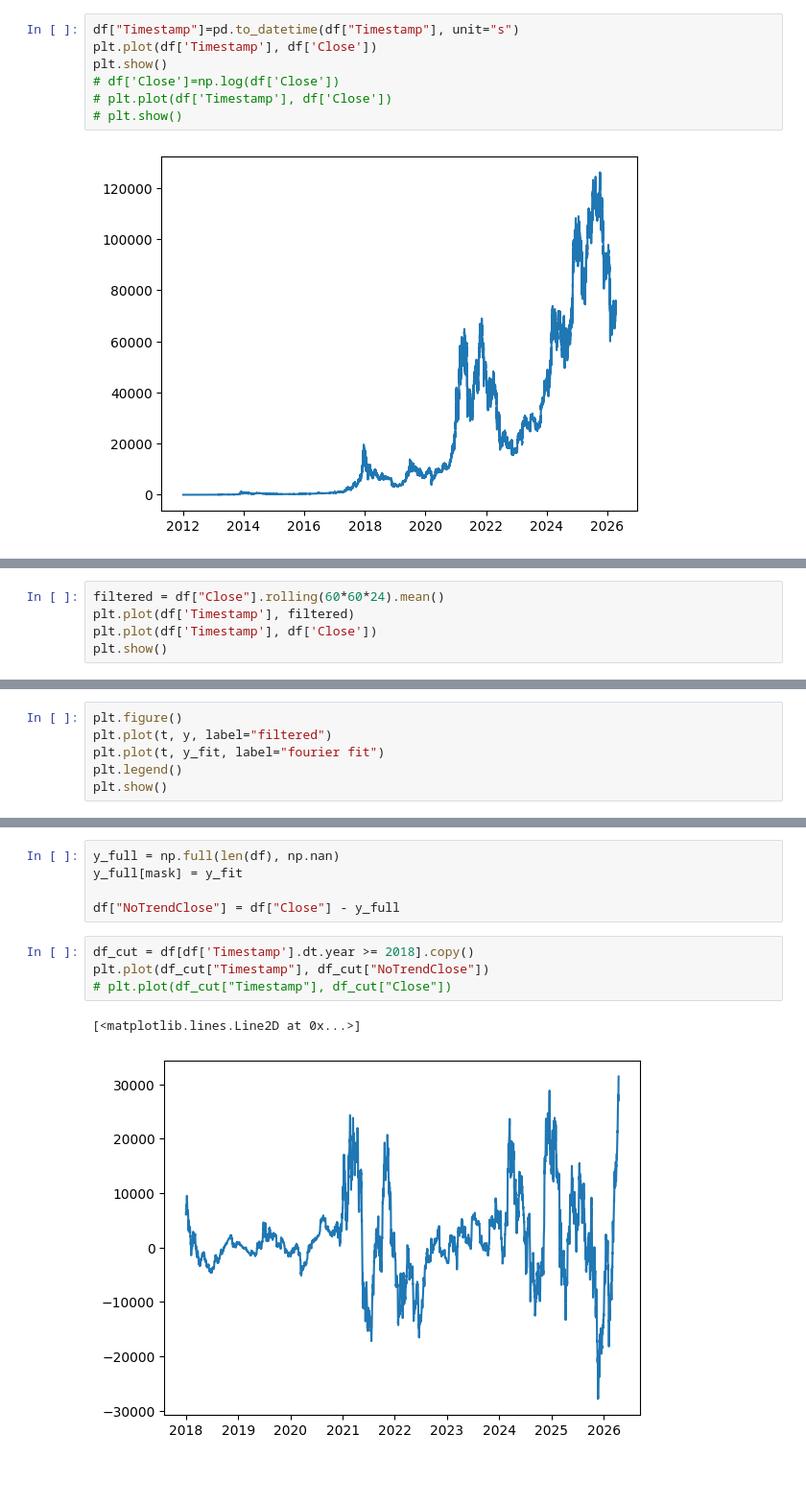
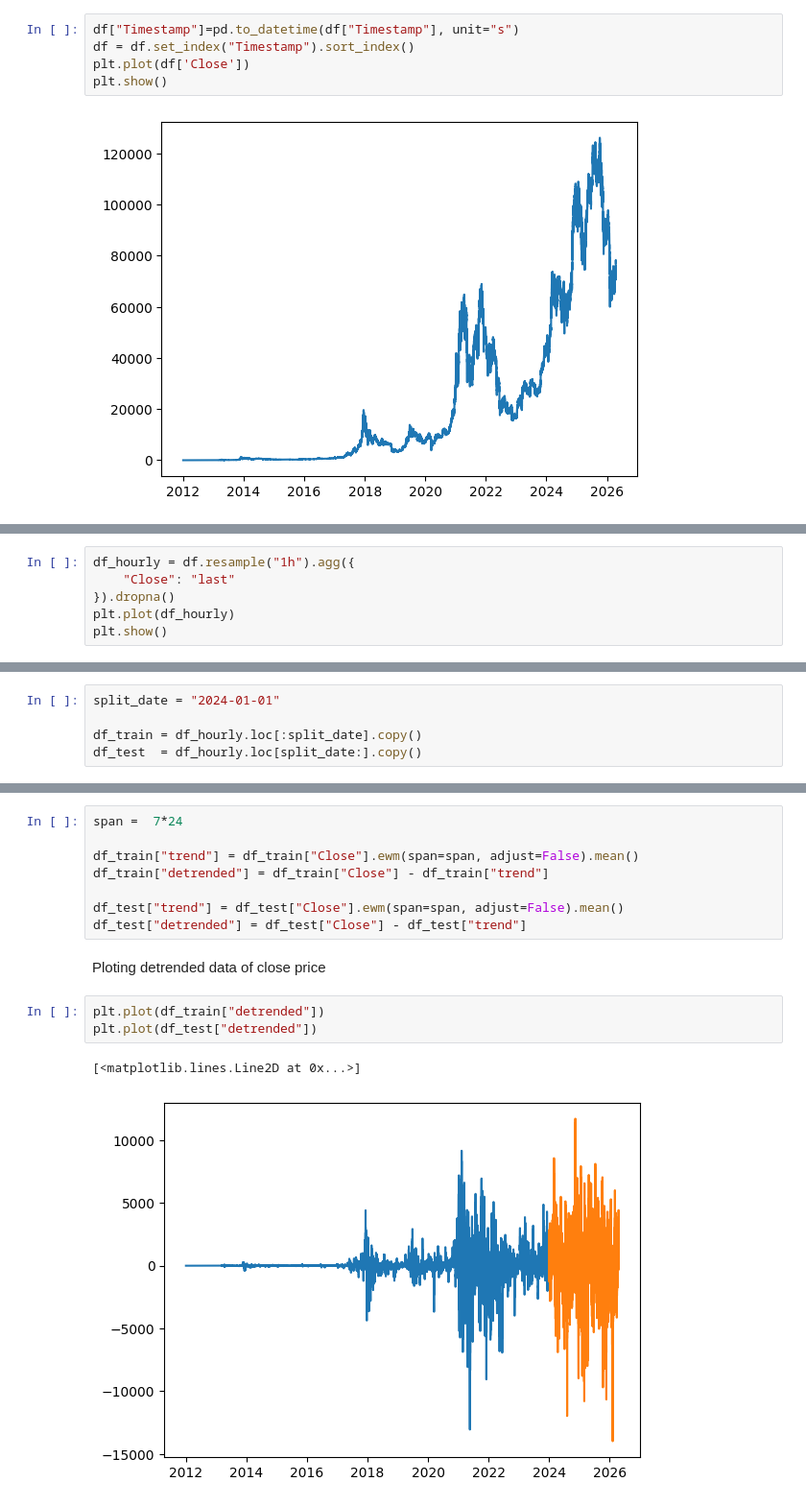
Before and after one commit to AgataJuda/Machine-Learning-for-Data-Analytics, a Jupyter notebook: data/processed/Processed_data.ipynb, the cells around one changed output, grey strips where cells are left out. Shown at 96% size. Saved outputs shown, nothing was run; the diff lists cells and outputs as text; blank space fills up the shorter version.

```diff
--- a/data/processed/Processed_data.ipynb
+++ b/data/processed/Processed_data.ipynb
@@ -69,10 +68,8 @@ sum(df["Close"]<0)
 Changing numeric time entry into timestamps
 # %%
 df["Timestamp"]=pd.to_datetime(df["Timestamp"], unit="s")
-plt.plot(df['Timestamp'], df['Close'])
+df = df.set_index("Timestamp").sort_index()
+plt.plot(df['Close'])
 plt.show()
-# df['Close']=np.log(df['Close'])
-# plt.plot(df['Timestamp'], df['Close'])
-# plt.show()
 # %% [output]
 [figure]
@@ -79,6 +78,7 @@ plt.show()
 # %%
-filtered = df["Close"].rolling(60*60*24).mean()
-plt.plot(df['Timestamp'], filtered)
-plt.plot(df['Timestamp'], df['Close'])
+df_hourly = df.resample("1h").agg({
+    "Close": "last"
+}).dropna()
+plt.plot(df_hourly)
 plt.show()
 # %% [output]
@@ -121,6 +97,5 @@ y_fft_fit = np.real(ifft(Y_filtered))
 # %%
-plt.figure()
-plt.plot(t, y, label="filtered")
-plt.plot(t, y_fit, label="fourier fit")
-plt.legend()
-plt.show()
+split_date = "2024-01-01"
+
+df_train = df_hourly.loc[:split_date].copy()
+df_test  = df_hourly.loc[split_date:].copy()
@@ -129,12 +114,16 @@ plt.show()
 # %%
-y_full = np.full(len(df), np.nan)
-y_full[mask] = y_fit
+span =  7*24
 
-df["NoTrendClose"] = df["Close"] - y_full
+df_train["trend"] = df_train["Close"].ewm(span=span, adjust=False).mean()
+df_train["detrended"] = df_train["Close"] - df_train["trend"]
+
+df_test["trend"] = df_test["Close"].ewm(span=span, adjust=False).mean()
+df_test["detrended"] = df_test["Close"] - df_test["trend"]
+# %% [markdown]
+Ploting detrended data of close price
 # %%
-df_cut = df[df['Timestamp'].dt.year >= 2018].copy()
-plt.plot(df_cut["Timestamp"], df_cut["NoTrendClose"])
-# plt.plot(df_cut["Timestamp"], df_cut["Close"])
+plt.plot(df_train["detrended"])
+plt.plot(df_test["detrended"])
 # %% [output]
 [<matplotlib.lines.Line2D at 0x...>]
-[figure, old version]
+[figure, new version]
```
Also changed, not shown: parts of 42 cells of this notebook, 2 other files.
